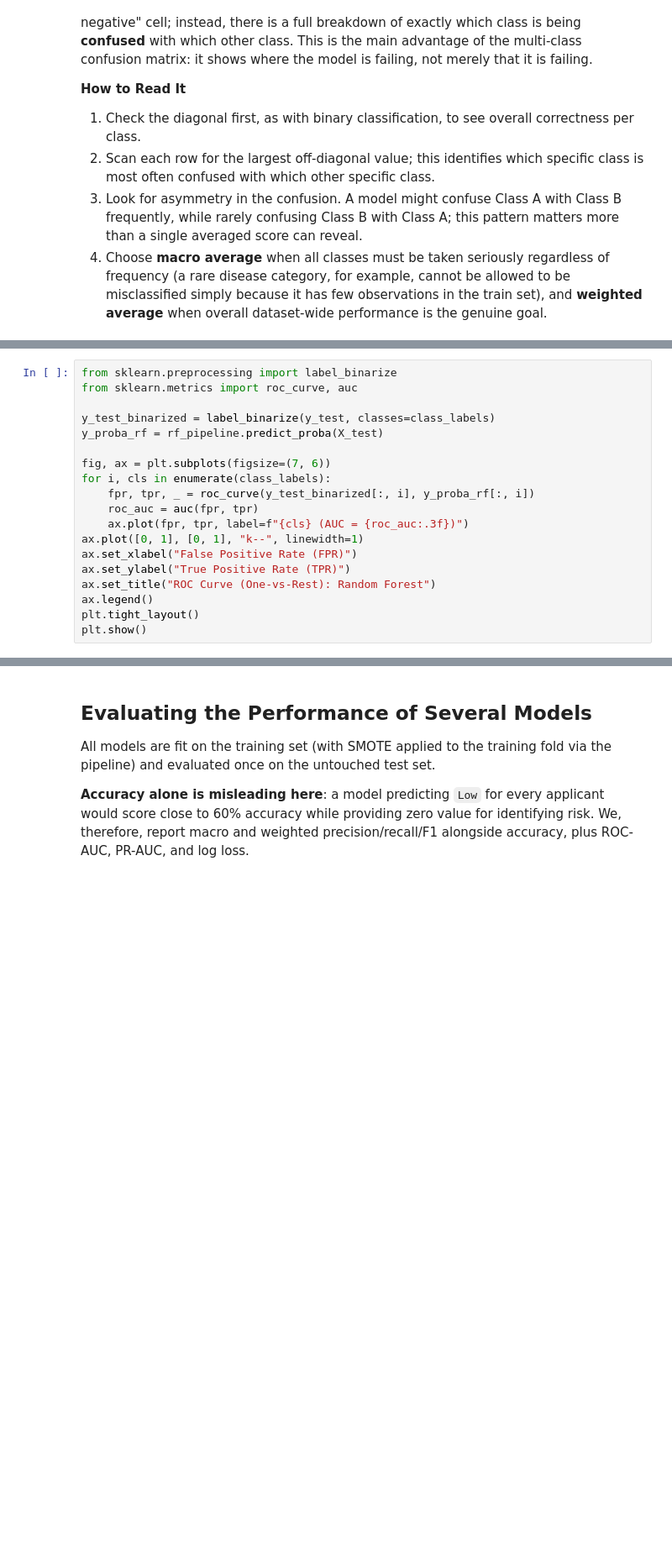
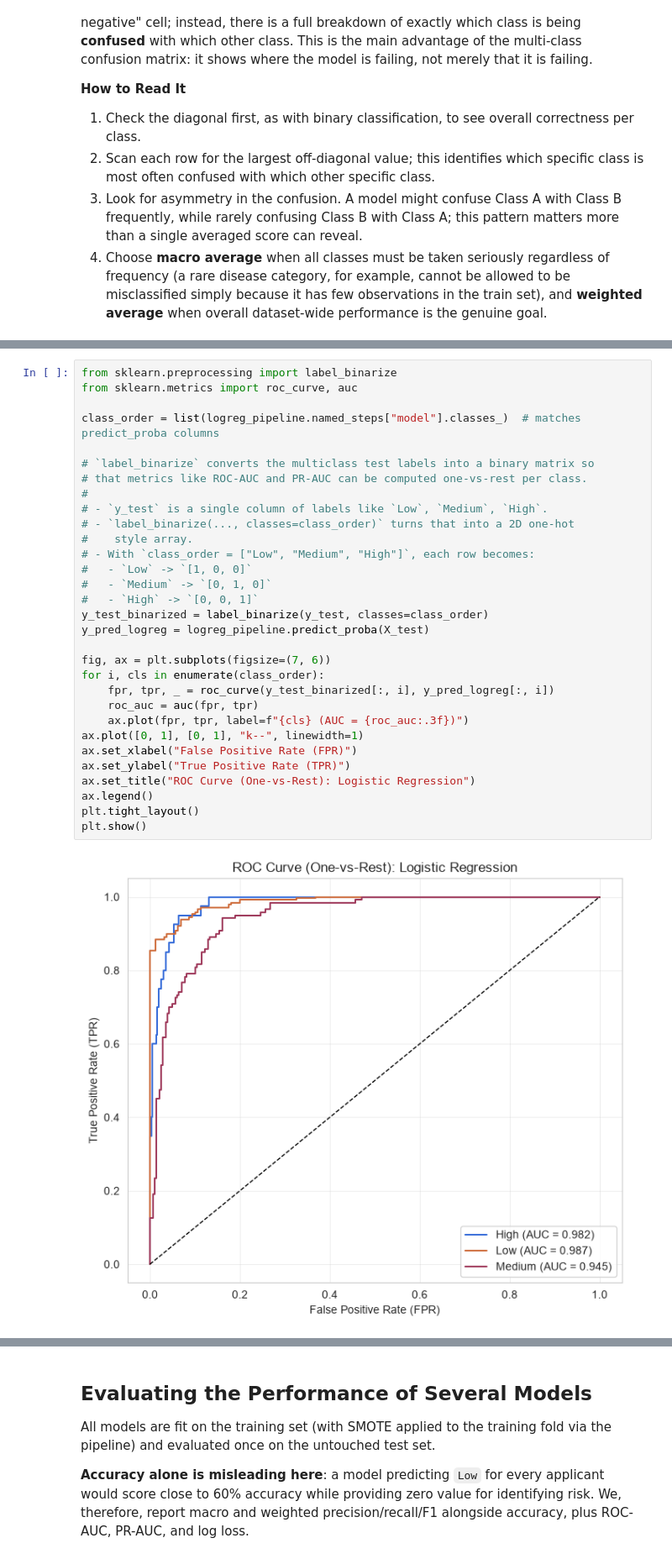
Before and after one commit to Collins1402/RegressionAndClassification, a Jupyter notebook: 2_classification.ipynb, the cells around one changed output, grey strips where cells are left out. Shown at 84% size. Drawn from its saved outputs; the diff is of its cells as text; blank space fills up the shorter version.

Commit message:
Update with correction on model diagnostics

```diff
--- a/2_classification.ipynb
+++ b/2_classification.ipynb
@@ -1279,19 +1476,33 @@ plt.show()
-# %%
-from sklearn.preprocessing import label_binarize
-from sklearn.metrics import roc_curve, auc
-
-y_test_binarized = label_binarize(y_test, classes=class_labels)
-y_proba_rf = rf_pipeline.predict_proba(X_test)
-
-fig, ax = plt.subplots(figsize=(7, 6))
-for i, cls in enumerate(class_labels):
-    fpr, tpr, _ = roc_curve(y_test_binarized[:, i], y_proba_rf[:, i])
-    roc_auc = auc(fpr, tpr)
-    ax.plot(fpr, tpr, label=f"{cls} (AUC = {roc_auc:.3f})")
-ax.plot([0, 1], [0, 1], "k--", linewidth=1)
-ax.set_xlabel("False Positive Rate (FPR)")
-ax.set_ylabel("True Positive Rate (TPR)")
-ax.set_title("ROC Curve (One-vs-Rest): Random Forest")
-ax.legend()
-plt.tight_layout()
-plt.show()
+# %%
+from sklearn.preprocessing import label_binarize
+from sklearn.metrics import roc_curve, auc
+
+class_order = list(logreg_pipeline.named_steps["model"].classes_)  # matches predict_proba columns
+
+# `label_binarize` converts the multiclass test labels into a binary matrix so
+# that metrics like ROC-AUC and PR-AUC can be computed one-vs-rest per class.
+#
+# - `y_test` is a single column of labels like `Low`, `Medium`, `High`.
+# - `label_binarize(..., classes=class_order)` turns that into a 2D one-hot
+#    style array.
+# - With `class_order = ["Low", "Medium", "High"]`, each row becomes:
+#   - `Low` -> `[1, 0, 0]`
+#   - `Medium` -> `[0, 1, 0]`
+#   - `High` -> `[0, 0, 1]`
+y_test_binarized = label_binarize(y_test, classes=class_order)
+y_pred_logreg = logreg_pipeline.predict_proba(X_test)
+
+fig, ax = plt.subplots(figsize=(7, 6))
+for i, cls in enumerate(class_order):
+    fpr, tpr, _ = roc_curve(y_test_binarized[:, i], y_pred_logreg[:, i])
+    roc_auc = auc(fpr, tpr)
+    ax.plot(fpr, tpr, label=f"{cls} (AUC = {roc_auc:.3f})")
+ax.plot([0, 1], [0, 1], "k--", linewidth=1)
+ax.set_xlabel("False Positive Rate (FPR)")
+ax.set_ylabel("True Positive Rate (TPR)")
+ax.set_title("ROC Curve (One-vs-Rest): Logistic Regression")
+ax.legend()
+plt.tight_layout()
+plt.show()
+# %% [output]
+[figure, added]
```
Also changed, not shown: parts of 62 cells of this notebook.
